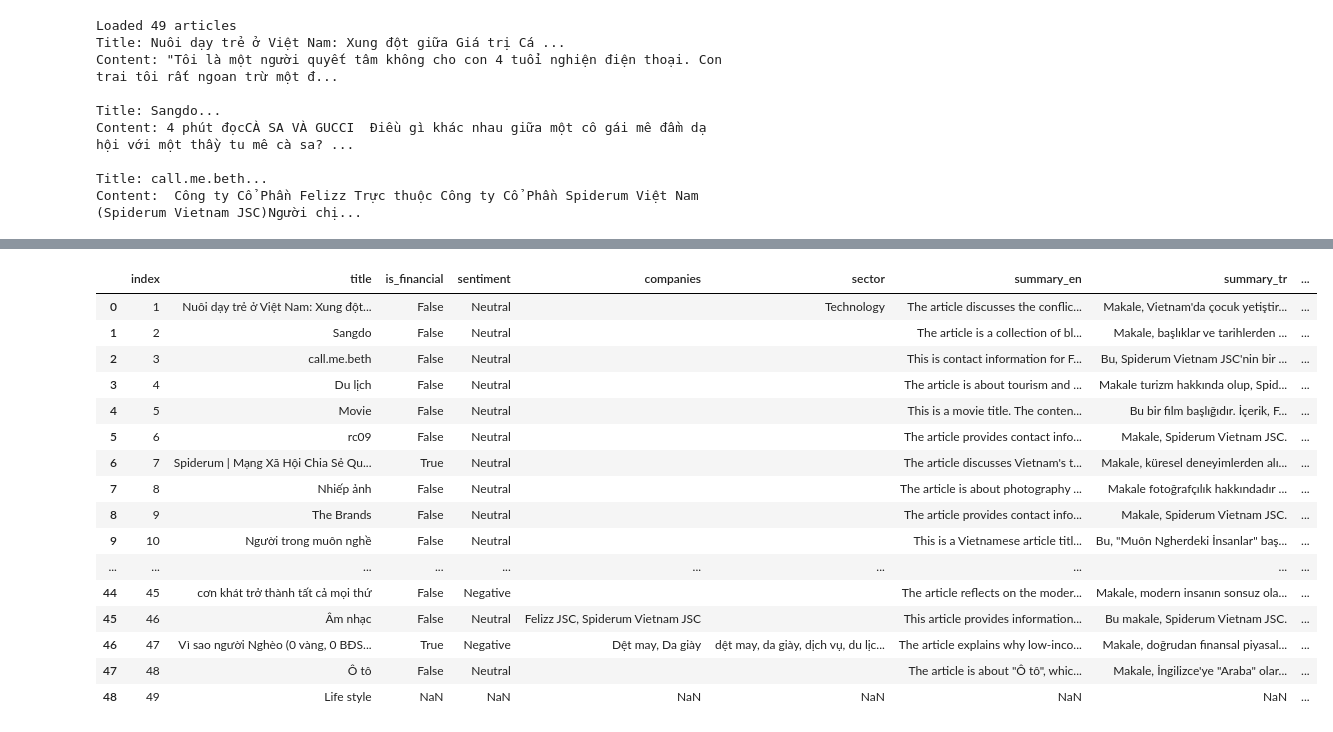
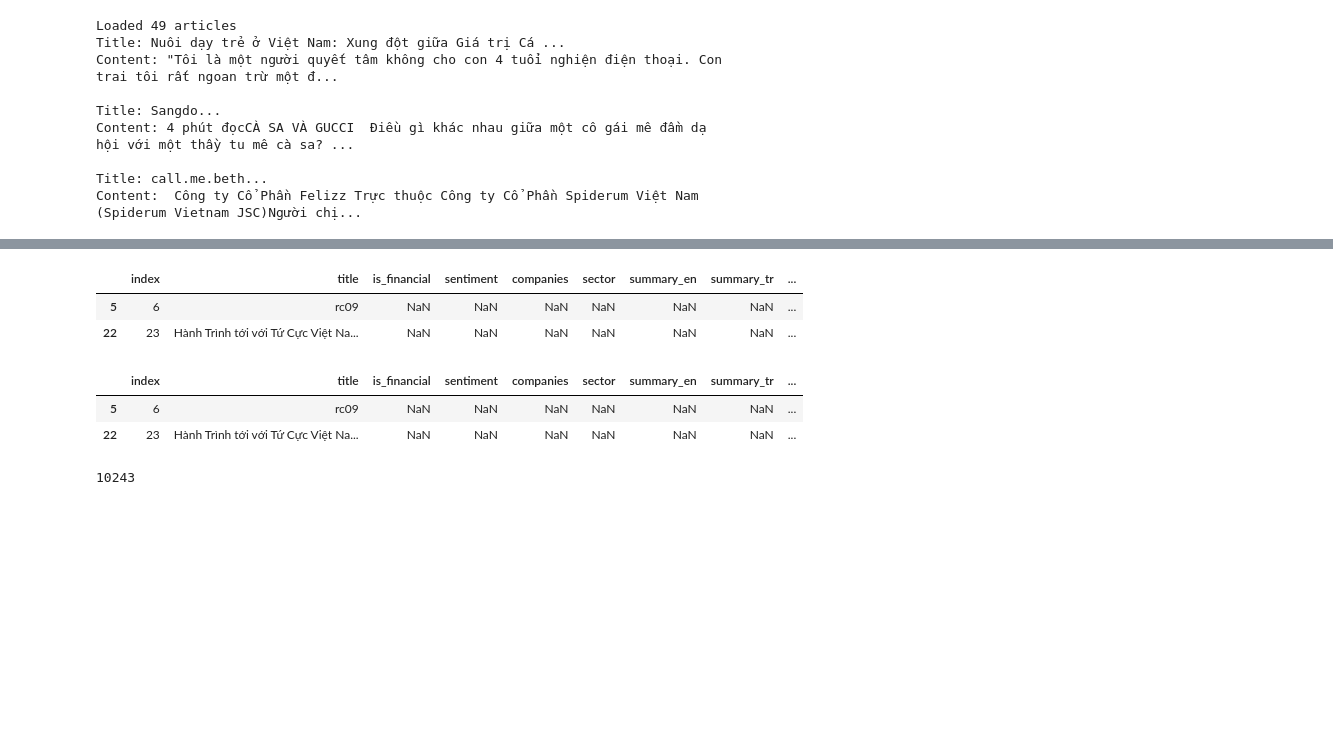
Before and after one commit to LongAiden/news-classification, a Jupyter notebook: test.ipynb, the cells around one changed output, grey strips where cells are left out. Cells and saved outputs as stored; diff of their text form; code cells hidden in the pictures; blank space fills up the shorter version.

```diff
--- a/test.ipynb
+++ b/test.ipynb
@@ -1356,20 +1359,18 @@ google.genai.errors.ClientError: 429 RESOURCE_EXHAUSTED. {'error': {'code': 429,
 # %%
-results
+results.loc[(results['error'].str.contains('RESOURCE_EXHAUSTED'))&
+            (results['error'].notnull())]
 # %% [output]
 |  | index | title | is_financial | sentiment | companies | sector | summary_en | summary_tr | ... |
-| 0 | 1 | Nuôi dạy trẻ ở Việt Nam: Xung đột... | False | Neutral |  | Technology | The article discusses the conflic... | Makale, Vietnam'da çocuk yetiştir... | ... |
-| 1 | 2 | Sangdo | False | Neutral |  |  | The article is a collection of bl... | Makale, başlıklar ve tarihlerden ... | ... |
-| 2 | 3 | call.me.beth | False | Neutral |  |  | This is contact information for F... | Bu, Spiderum Vietnam JSC'nin bir ... | ... |
-| 3 | 4 | Du lịch | False | Neutral |  |  | The article is about tourism and ... | Makale turizm hakkında olup, Spid... | ... |
-| 4 | 5 | Movie | False | Neutral |  |  | This is a movie title. The conten... | Bu bir film başlığıdır. İçerik, F... | ... |
-| 5 | 6 | rc09 | False | Neutral |  |  | The article provides contact info... | Makale, Spiderum Vietnam JSC. | ... |
-| 6 | 7 | Spiderum | Mạng Xã Hội Chia Sẻ Qu... | True | Neutral |  |  | The article discusses Vietnam's t... | Makale, küresel deneyimlerden alı... | ... |
-| 7 | 8 | Nhiếp ảnh | False | Neutral |  |  | The article is about photography ... | Makale fotoğrafçılık hakkındadır ... | ... |
-| 8 | 9 | The Brands | False | Neutral |  |  | The article provides contact info... | Makale, Spiderum Vietnam JSC. | ... |
-| 9 | 10 | Người trong muôn nghề | False | Neutral |  |  | This is a Vietnamese article titl... | Bu, "Muôn Ngherdeki İnsanlar" baş... | ... |
-| ... | ... | ... | ... | ... | ... | ... | ... | ... | ... |
-| 44 | 45 | cơn khát trở thành tất cả mọi thứ | False | Negative |  |  | The article reflects on the moder... | Makale, modern insanın sonsuz ola... | ... |
-| 45 | 46 | Âm nhạc | False | Neutral | Felizz JSC, Spiderum Vietnam JSC |  | This article provides information... | Bu makale, Spiderum Vietnam JSC. | ... |
-| 46 | 47 | Vì sao người Nghèo (0 vàng, 0 BĐS... | True | Negative | Dệt may, Da giày | dệt may, da giày, dịch vụ, du lịc... | The article explains why low-inco... | Makale, doğrudan finansal piyasal... | ... |
-| 47 | 48 | Ô tô | False | Neutral |  |  | The article is about "Ô tô", whic... | Makale, İngilizce'ye "Araba" olar... | ... |
-| 48 | 49 | Life style | NaN | NaN | NaN | NaN | NaN | NaN | ... |
+| 5 | 6 | rc09 | NaN | NaN | NaN | NaN | NaN | NaN | ... |
+| 22 | 23 | Hành Trình tới với Tứ Cực Việt Na... | NaN | NaN | NaN | NaN | NaN | NaN | ... |
+# %%
+results.loc[(results['summary_en'].isnull())]
+# %% [output]
+|  | index | title | is_financial | sentiment | companies | sector | summary_en | summary_tr | ... |
+| 5 | 6 | rc09 | NaN | NaN | NaN | NaN | NaN | NaN | ... |
+| 22 | 23 | Hành Trình tới với Tứ Cực Việt Na... | NaN | NaN | NaN | NaN | NaN | NaN | ... |
+# %%
+# df_check[['title','content']].values[5]
+len(df_check[['content']].values[22][0])
+# %% [output]
+10243
```
Also changed, not shown: parts of 1 cell of this notebook, 1 other file.
